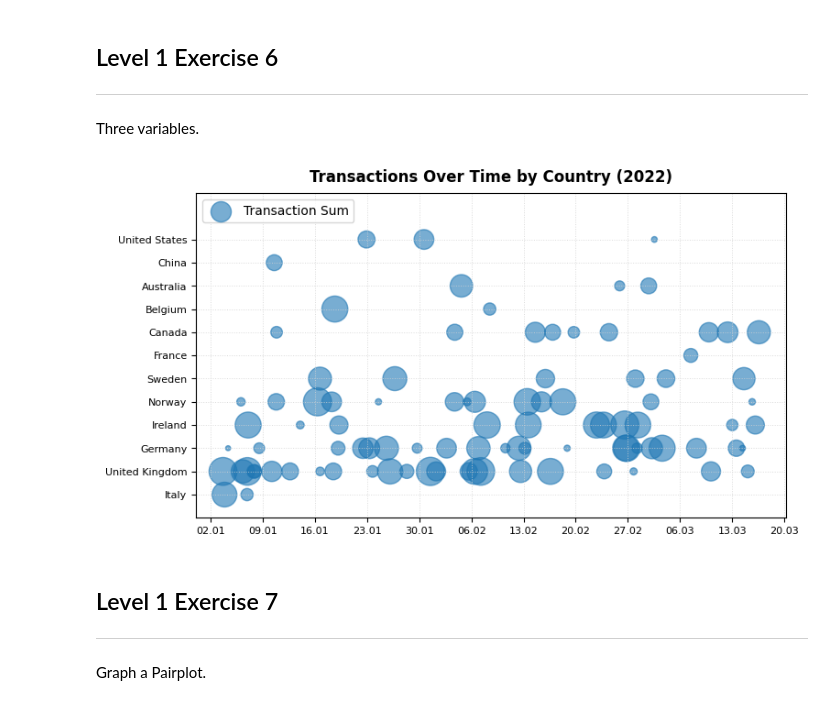
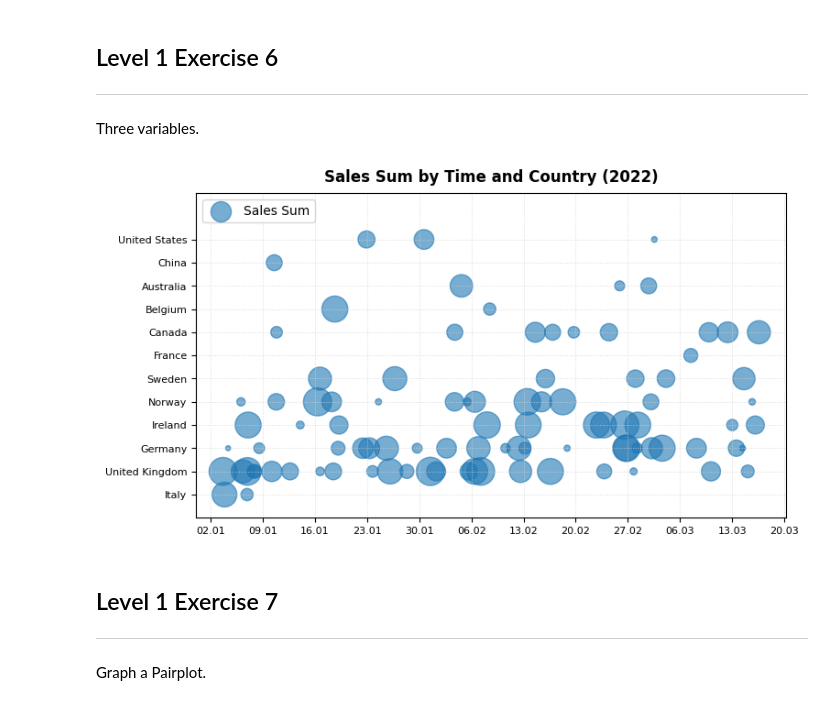
Before and after one commit to leocareer/DA_specialization, a Jupyter notebook: Sprint_08/S8_01.ipynb, the cells around one changed output. Drawn from its saved outputs; the diff is of its cells as text; code cells hidden in the pictures.

```diff
--- a/Sprint_08/S8_01.ipynb
+++ b/Sprint_08/S8_01.ipynb
@@ -34,7 +34,7 @@ df_transactions = pd.read_sql('SELECT * FROM transactions;', engine_commerce)
 df_users = pd.read_sql('SELECT * FROM users;', engine_commerce)
 
 df_transactions['timestamp'] = pd.to_datetime(df_transactions['timestamp'])
-
+df_transactions = df_transactions.assign(month=df_transactions['timestamp'].dt.to_period('M'))
 df_products['price'] = df_products['price'].str.replace('$', '').astype(float)
 df_users['age'] = pd.to_datetime('today').year - pd.to_datetime(df_users['birth_date']).dt.year
 df_transactions['quantity'] = df_transactions['product_ids'].apply(lambda x: len(str(x).split(',')))
@@ -289,30 +282,29 @@ plt.show()
 ---
 Three variables.
 # %%
-# фильтрация данных только за 2022 год
 df_approved_companies_2022 = df_approved_companies[df_approved_companies['timestamp'].dt.year == 2022]
 
 fig, ax = plt.subplots(figsize=(8.3, 4.6))
 
 ax.scatter(
     x=df_approved_companies_2022['timestamp'],
     y=df_approved_companies_2022['country'],
     s=df_approved_companies_2022['amount'],
     alpha=0.6,
-    label='Transaction Sum'
+    label='Sales Sum'
 )
 
-ax.set_title('Transactions Over Time by Country (2022)', fontweight='bold', verticalalignment='bottom')
+ax.set_title('Sales Sum by Time and Country (2022)', fontweight='bold', verticalalignment='bottom')
 ax.grid(linestyle=':', color='lightgray', linewidth=0.7, alpha=0.8)
 ax.tick_params(labelsize=8)
 ax.xaxis.set_major_formatter(mdates.DateFormatter('%d.%m'))  # форматирование меток на оси X
 ax.xaxis.set_major_locator(mdates.DayLocator(interval=7))  # вместо ax.set_yticks(range())
 ax.set_ylim(-1, 13)
 ax.legend(loc=2)
 
 plt.show()
 # %% [output]
-[figure, old version]
+[figure, new version]
 # %% [markdown]
 ## Level 1 Exercise 7
 ---
```
Also changed, not shown: parts of 8 cells of this notebook.
